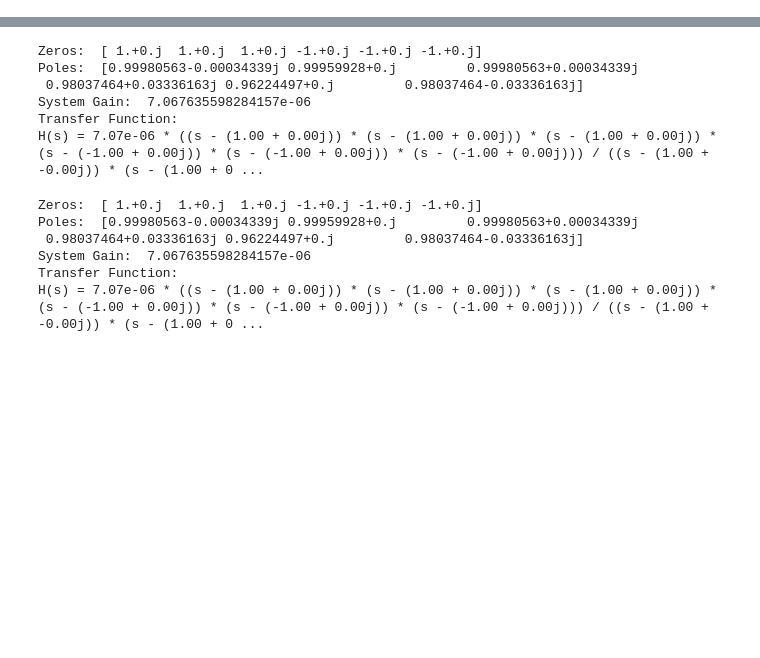
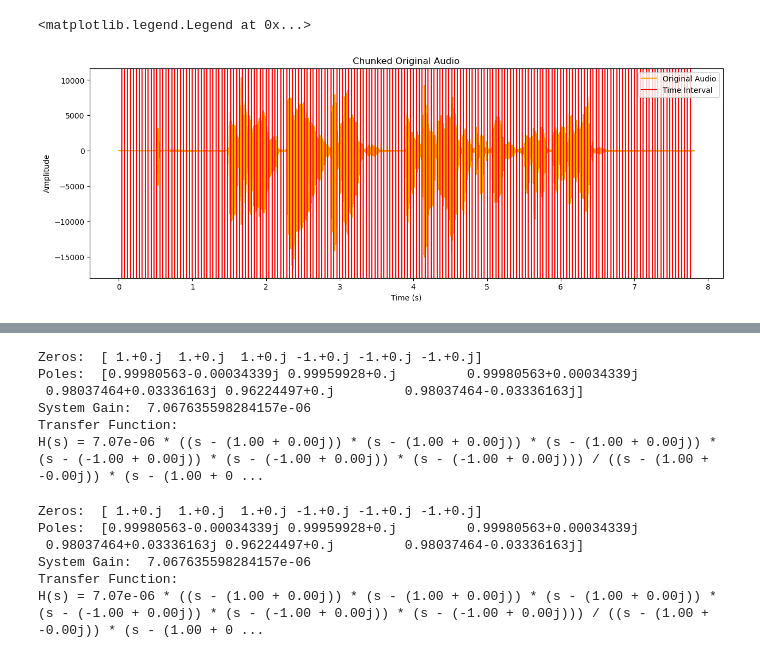
Before and after one commit to Ryan-Jing/EMG-Filter, a Jupyter notebook: Part_2/graph_synth_voice.ipynb, the cells around one changed output, grey strips where cells are left out. Saved outputs shown, nothing was run; the diff lists cells and outputs as text; code cells hidden in the pictures; blank space fills up the shorter version.

```diff
--- a/Part_2/graph_synth_voice.ipynb
+++ b/Part_2/graph_synth_voice.ipynb
@@ -13,4 +16,22 @@ original_data = df["original_audio"]
 sampling_rate = 16e3
 duration = len(synthesized_audio_data) / sampling_rate
 audio_time = np.linspace(0, duration, len(original_data))
+# %%
+time_interval = 0.04  # 40 ms in seconds
+vertical_line_positions = [i * time_interval for i in range(1, int(audio_time[-1] / time_interval))]
+
+
+plt.figure(figsize=(15, 5))
+plt.plot(audio_time, original_data, color="orange")
+plt.xlabel("Time (s)")
+plt.ylabel("Amplitude")
+plt.title("Chunked Original Audio")
+
+for pos in vertical_line_positions:
+    plt.axvline(x=pos, color='red', linestyle='-')
+
+plt.legend(["Original Audio", "Time Interval"], loc='upper right',)
+# %% [output]
+<matplotlib.legend.Legend at 0x...>
+[figure, added]
 # %%
```
Also changed, not shown: parts of 8 cells of this notebook, 2 other files.
